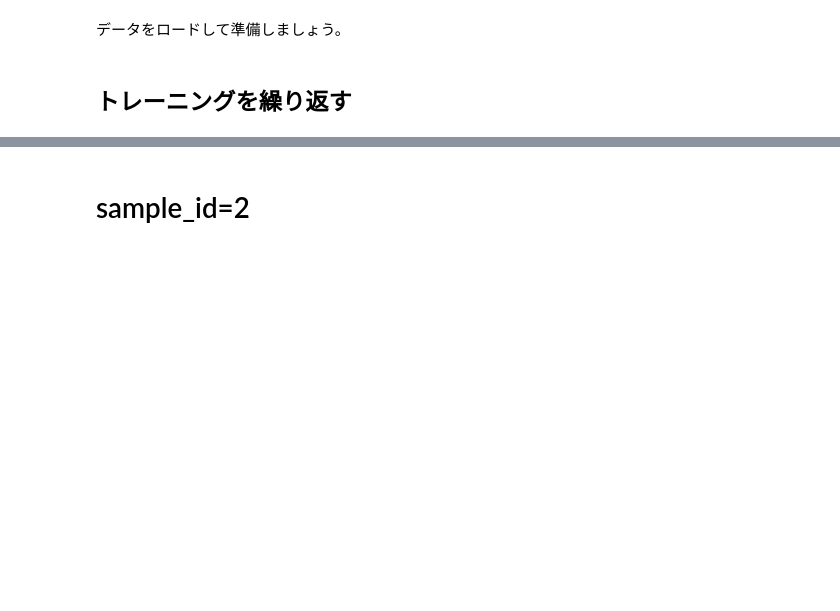
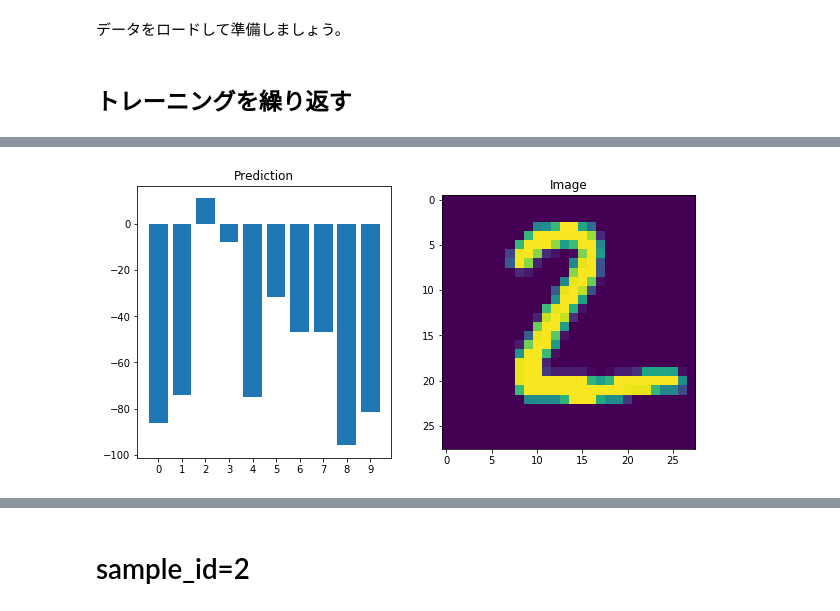
Before and after one commit to Riliumph/PyTorchBeginner, a Jupyter notebook: 22_MNIST_weight_update.ipynb, the cells around one changed output, grey strips where cells are left out. Drawn from its saved outputs; the diff is of its cells as text; code cells hidden in the pictures; blank space fills up the shorter version.

```diff
--- a/22_MNIST_weight_update.ipynb
+++ b/22_MNIST_weight_update.ipynb
@@ -124,3 +132,5 @@ train_and_eval(model=mlp, test_index=1, batchsize=batchsize, epoch=1)
 # %%
-train_and_eval(model=mlp, test_index=1, batchsize=batchsize, epoch=5)
+train_and_eval(model=MLP(), test_index=1, batchsize=batchsize, epochs=5)
+# %% [output]
+[figure, added]
 # %%
```
Also changed, not shown: parts of 20 cells of this notebook.
